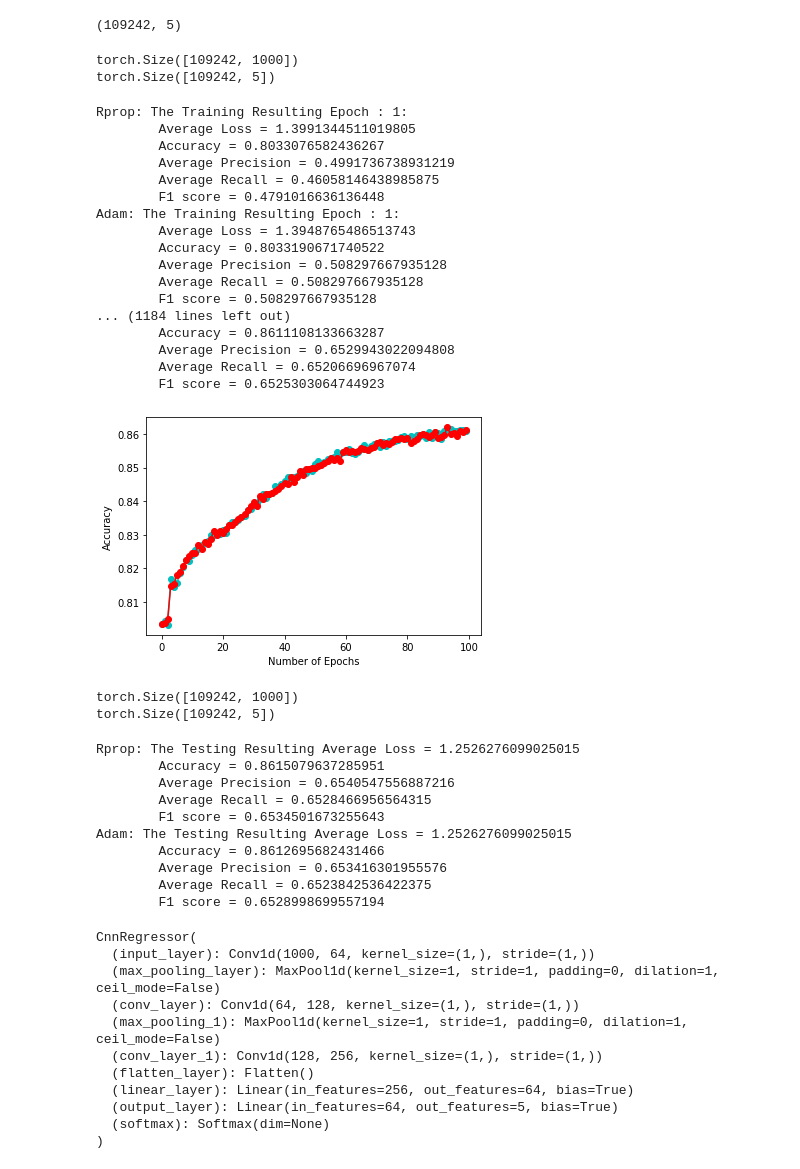
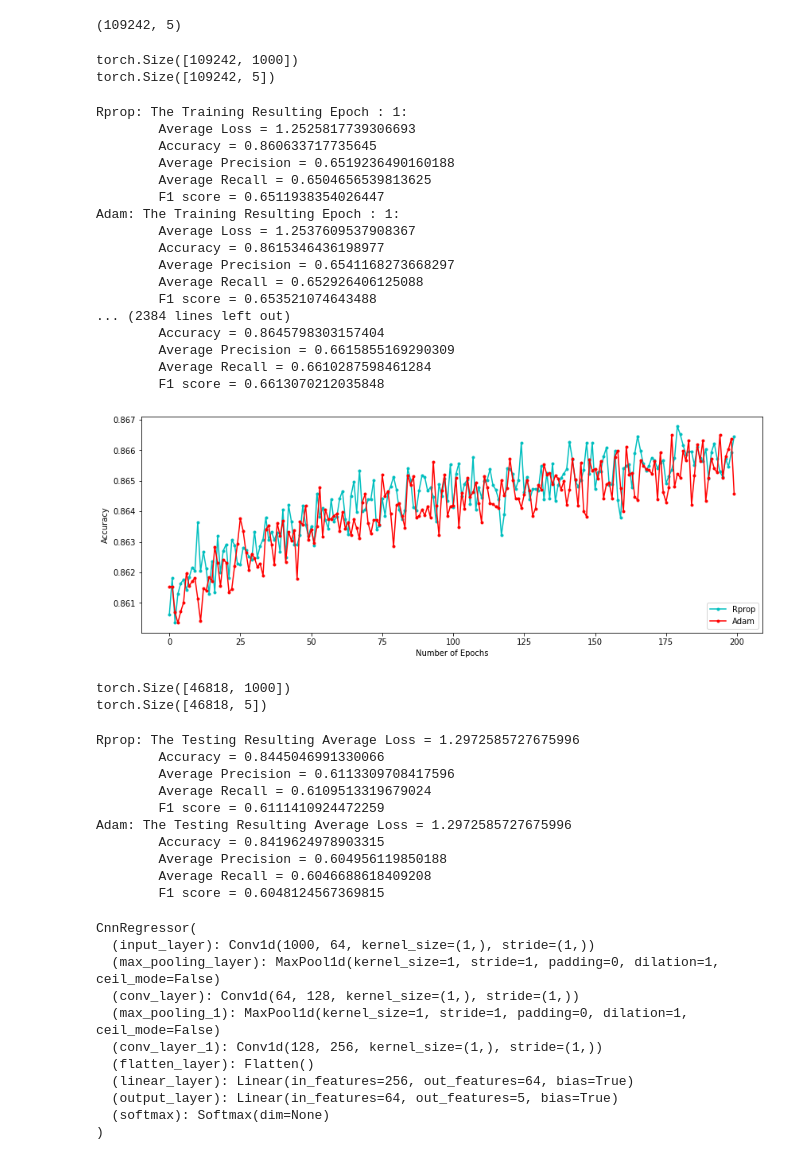
Before and after one commit to shreya0202/SentimentAnalysis, a Jupyter notebook: NLP_Assignment_2.ipynb, the cells around one changed output. Cells and saved outputs as stored; diff of their text form; code cells hidden in the pictures.

```diff
--- a/NLP_Assignment_2.ipynb
+++ b/NLP_Assignment_2.ipynb
@@ -363,7 +363,7 @@ y_train_np.shape
 # printm()
 # %%
 #Block to obtain training loss
-epochs = 100
+epochs = 200
 optimizer = Rprop(model.parameters(), lr=1e-5)
 optimizer_ = Adam(model.parameters(), lr=1e-5)
 inputs = torch.from_numpy(x_train_np).cuda().float()
@@ -394,60 +394,62 @@ torch.save(model.state_dict(), '/content/drive/My Drive/110534_sentiment_analysi
 torch.Size([109242, 1000])
 torch.Size([109242, 5])
 Rprop: The Training Resulting Epoch : 1:
-        Average Loss = 1.3991344511019805
-        Accuracy = 0.8033076582436267
-        Average Precision = 0.4991736738931219
-        Average Recall = 0.46058146438985875
-        F1 score = 0.4791016636136448
+        Average Loss = 1.2525817739306693
+        Accuracy = 0.860633717735645
+        Average Precision = 0.6519236490160188
+        Average Recall = 0.6504656539813625
+        F1 score = 0.6511938354026447
 Adam: The Training Resulting Epoch : 1:
-        Average Loss = 1.3948765486513743
-        Accuracy = 0.8033190671740522
-        Average Precision = 0.508297667935128
-        Average Recall = 0.508297667935128
-        F1 score = 0.508297667935128
-... (1184 lines left out)
-        Accuracy = 0.8611108133663287
-        Average Precision = 0.6529943022094808
-        Average Recall = 0.65206696967074
-        F1 score = 0.6525303064744923
+        Average Loss = 1.2537609537908367
+        Accuracy = 0.8615346436198977
+        Average Precision = 0.6541168273668297
+        Average Recall = 0.652926406125088
+        F1 score = 0.653521074643488
+... (2384 lines left out)
+        Accuracy = 0.8645798303157404
+        Average Precision = 0.6615855169290309
+        Average Recall = 0.6610287598461284
+        F1 score = 0.6613070212035848
 # %%
+plt.figure(figsize=(14,5))
 num_epochs = range(epochs)
-plt.plot(num_epochs, accuracies, 'oc-', label='Accuracy')
-plt.plot(num_epochs, acc_adam, 'oc-', label='Accuracy', color='red')
+plt.plot(num_epochs, accuracies, 'oc-', label='Rprop', markersize = 3)
+plt.plot(num_epochs, acc_adam, 'or-', label='Adam', markersize = 3)
 plt.xlabel('Number of Epochs')
 plt.ylabel('Accuracy')
+plt.legend(loc='lower right')
 plt.show()
 # %% [output]
-[figure, old version]
+[figure, new version]
 # %%
 #Block to obtain test loss
 optimizer = Rprop(model.parameters(), lr=1e-5)
 optimizer_ = Adam(model.parameters(), lr=1e-5)
-inputs = torch.from_numpy(x_train_np).cuda().float()
-outputs = torch.from_numpy(y_train_np).cuda().float()
+inputs = torch.from_numpy(x_test_np).cuda().float()
+outputs = torch.from_numpy(y_test_np).cuda().float()
 print(inputs.size())
 print(outputs.size())
 tensor = TensorDataset(inputs, outputs)
 loader = DataLoader(tensor, batch_size, shuffle=True, drop_last=True)
-avg_loss, avg_accu, avg_prec, avg_rec = model_loss(model, loader, train=True, optimizer=optimizer)
-av_loss, av_accu, av_prec, av_rec = model_loss(model, loader, train=True, optimizer=optimizer_)
+avg_loss, avg_accu, avg_prec, avg_rec = model_loss(model, loader, train=False, optimizer=optimizer)
+av_loss, av_accu, av_prec, av_rec = model_loss(model, loader, train=False, optimizer=optimizer_)
 f1 = (2*(avg_prec*avg_rec)/(avg_rec + avg_prec))
 f1_adam = (2*(av_prec*av_rec)/(av_rec + av_prec))
 print("Rprop: The Testing Resulting Average Loss = " + str(avg_loss) + "\n\tAccuracy = " + str(avg_accu) + "\n\tAverage Precision = " + str(avg_prec) + "\n\tAverage Recall = " + str(avg_rec) +  "\n\tF1 score = " + str(f1))
 print("Adam: The Testing Resulting Average Loss = " + str(avg_loss) +"\n\tAccuracy = " + str(av_accu) + "\n\tAverage Precision = " + str(av_prec) + "\n\tAverage Recall = " + str(av_rec) +  "\n\tF1 score = " + str(f1_adam))
 # %% [output]
-torch.Size([109242, 1000])
-torch.Size([109242, 5])
+torch.Size([46818, 1000])
+torch.Size([46818, 5])
-Rprop: The Testing Resulting Average Loss = 1.2526276099025015
-        Accuracy = 0.8615079637285951
-        Average Precision = 0.6540547556887216
-        Average Recall = 0.6528466956564315
-        F1 score = 0.6534501673255643
-Adam: The Testing Resulting Average Loss = 1.2526276099025015
-        Accuracy = 0.8612695682431466
-        Average Precision = 0.653416301955576
-        Average Recall = 0.6523842536422375
-        F1 score = 0.6528998699557194
+Rprop: The Testing Resulting Average Loss = 1.2972585727675996
+        Accuracy = 0.8445046991330066
+        Average Precision = 0.6113309708417596
+        Average Recall = 0.6109513319679024
+        F1 score = 0.6111410924472259
+Adam: The Testing Resulting Average Loss = 1.2972585727675996
+        Accuracy = 0.8419624978903315
+        Average Precision = 0.604956119850188
+        Average Recall = 0.6046688618409208
+        F1 score = 0.6048124567369815
 # %%
 #code to load the trained model
 model.load_state_dict(torch.load('/content/drive/My Drive/110534_sentiment_analysis.pth'))
```
